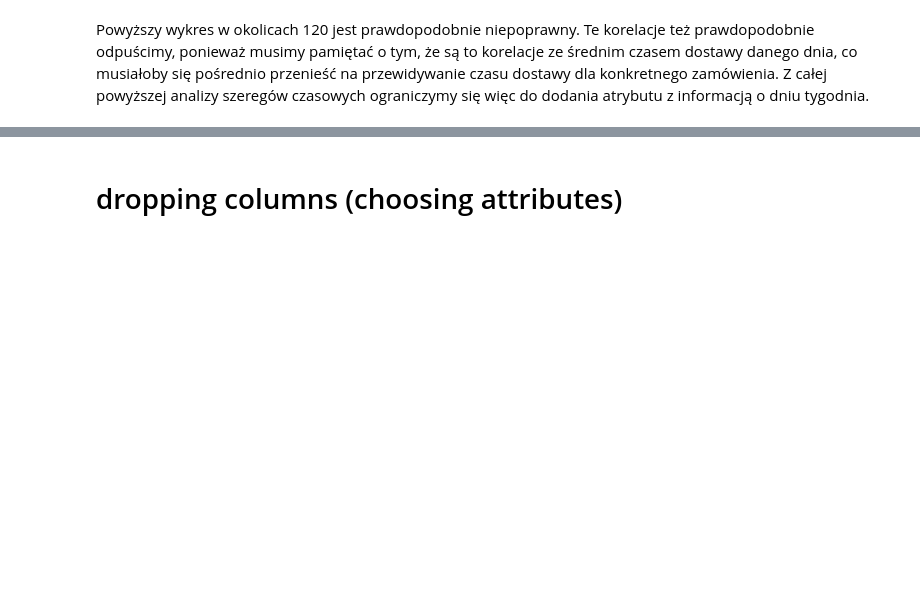
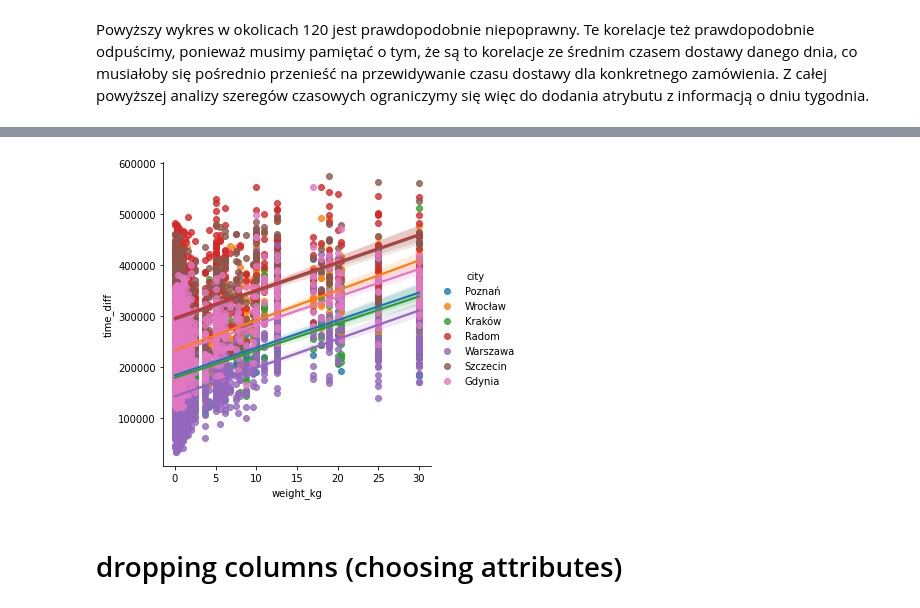
Before and after one commit to milosz-l/delivery-time, a Jupyter notebook: data_analysis.ipynb, the cells around one changed output, grey strips where cells are left out. Saved outputs shown, nothing was run; the diff lists cells and outputs as text; code cells hidden in the pictures; blank space fills up the shorter version.

```diff
--- a/data_analysis.ipynb
+++ b/data_analysis.ipynb
@@ -551,3 +674,7 @@ Powyższy wykres w okolicach 120 jest prawdopodobnie niepoprawny. Te korelacje t
+# %%
+g = sns.lmplot(x='weight_kg', y='time_diff', hue='city', data=df)
+# %% [output]
+[figure, added]
 # %% [markdown]
 # dropping columns (choosing attributes)
 # %%
```
Also changed, not shown: parts of 9 cells of this notebook.
